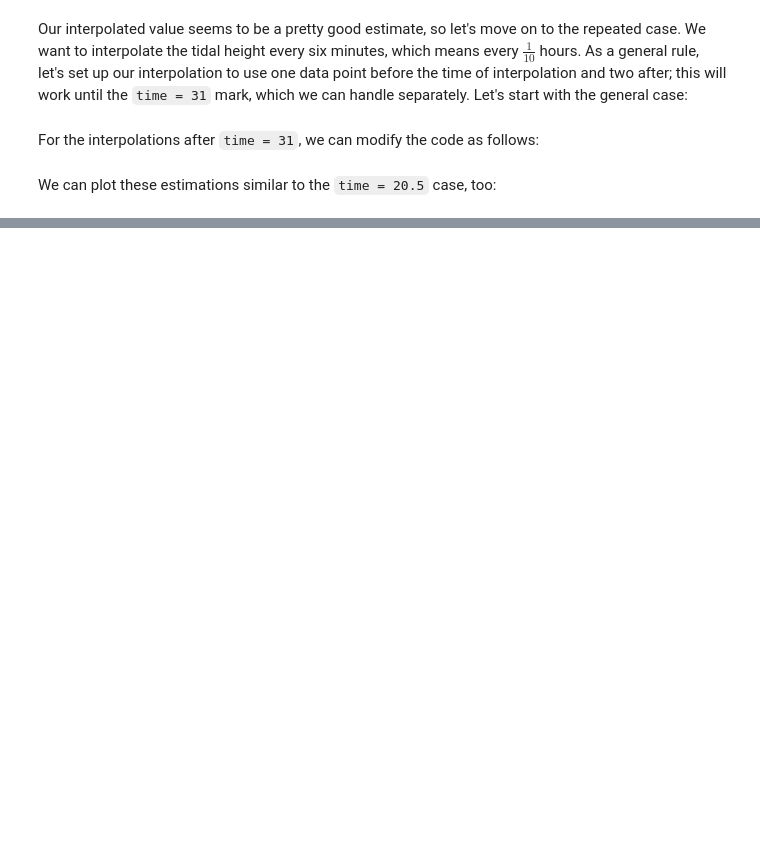
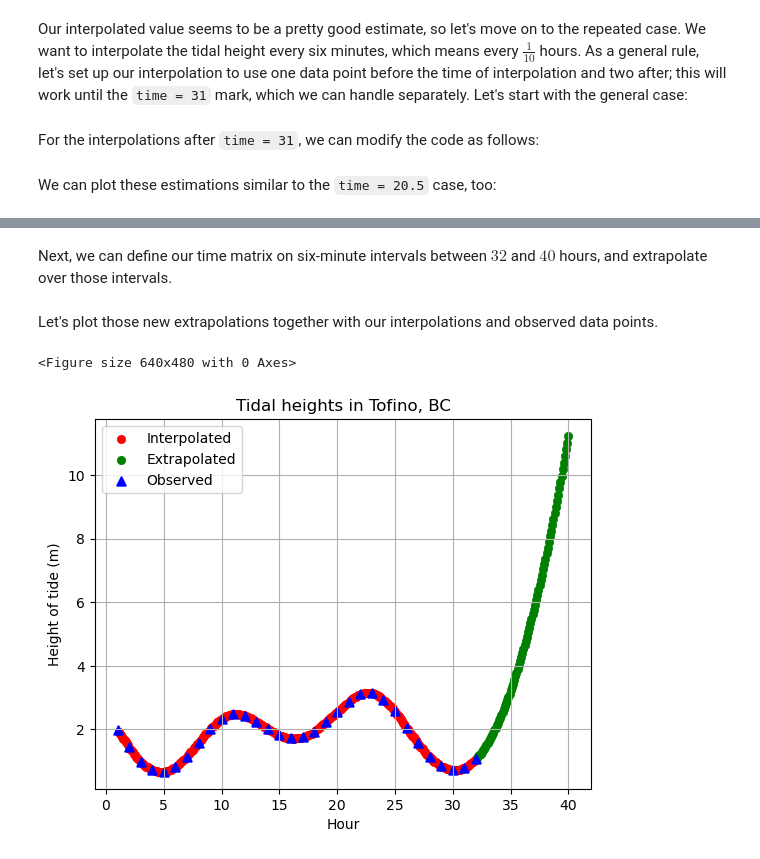
Before and after one commit to lemondoroshow/geoscienceModeling, a Jupyter notebook: oceanTides/ocean_tides.ipynb, the cells around one changed output, grey strips where cells are left out. Saved outputs shown, nothing was run; the diff lists cells and outputs as text; code cells hidden in the pictures; blank space fills up the shorter version.

```diff
--- a/oceanTides/ocean_tides.ipynb
+++ b/oceanTides/ocean_tides.ipynb
@@ -210,0 +240,40 @@ ax.grid()
+# %% [markdown]
+Next, we can define our time matrix on six-minute intervals between $32$ and $40$ hours, and extrapolate over those intervals.
+# %%
+# Define range of times
+extrap_times = [i / 100 for i in range(3210, 4010, 10)]
+
+# Iterate through times
+extrapolations = []
+for etime in extrap_times:
+
+    # Estimate tidal height
+    time_est = np.array([etime ** i for i in range (0, 3)])
+    y_est = np.matmul(time_est, x)
+
+    # Add to array
+    extrapolations.append(y_est)
+# %% [markdown]
+Let's plot those new extrapolations together with our interpolations and observed data points.
+# %%
+# Set up figure
+plt.clf()
+fig, ax = plt.subplots()
+
+# Plot data
+est_scatter = ax.scatter(interp_times, estimations, linewidth = 0.5,
+                         color = "red", label = "Interpolated")
+pred_scatter = ax.scatter(extrap_times, extrapolations, linewidth = 0.5,
+                          color = "green", label = "Extrapolated")
+data_scatter = ax.scatter(times, heights, linewidth = 1.5, marker = "^",
+                          color = "blue", label = "Observed")
+
+# Label plot
+ax.set_xlabel("Hour")
+ax.set_ylabel("Height of tide (m)")
+ax.set_title("Tidal heights in Tofino, BC")
+ax.legend(loc = "upper left")
+ax.grid()
+# %% [output]
+<Figure size 640x480 with 0 Axes>
+[figure, added]
```
Also changed, not shown: parts of 19 cells of this notebook.
